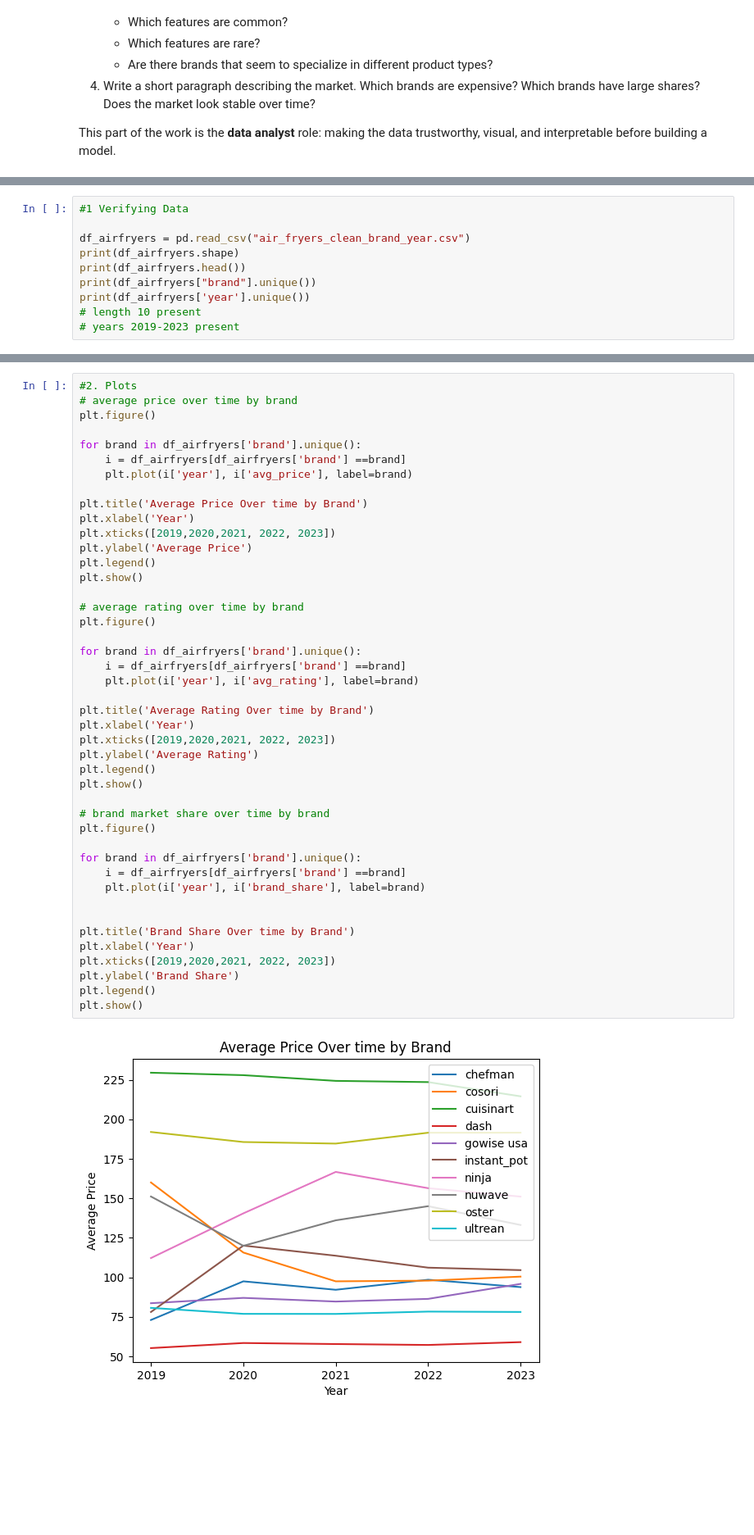
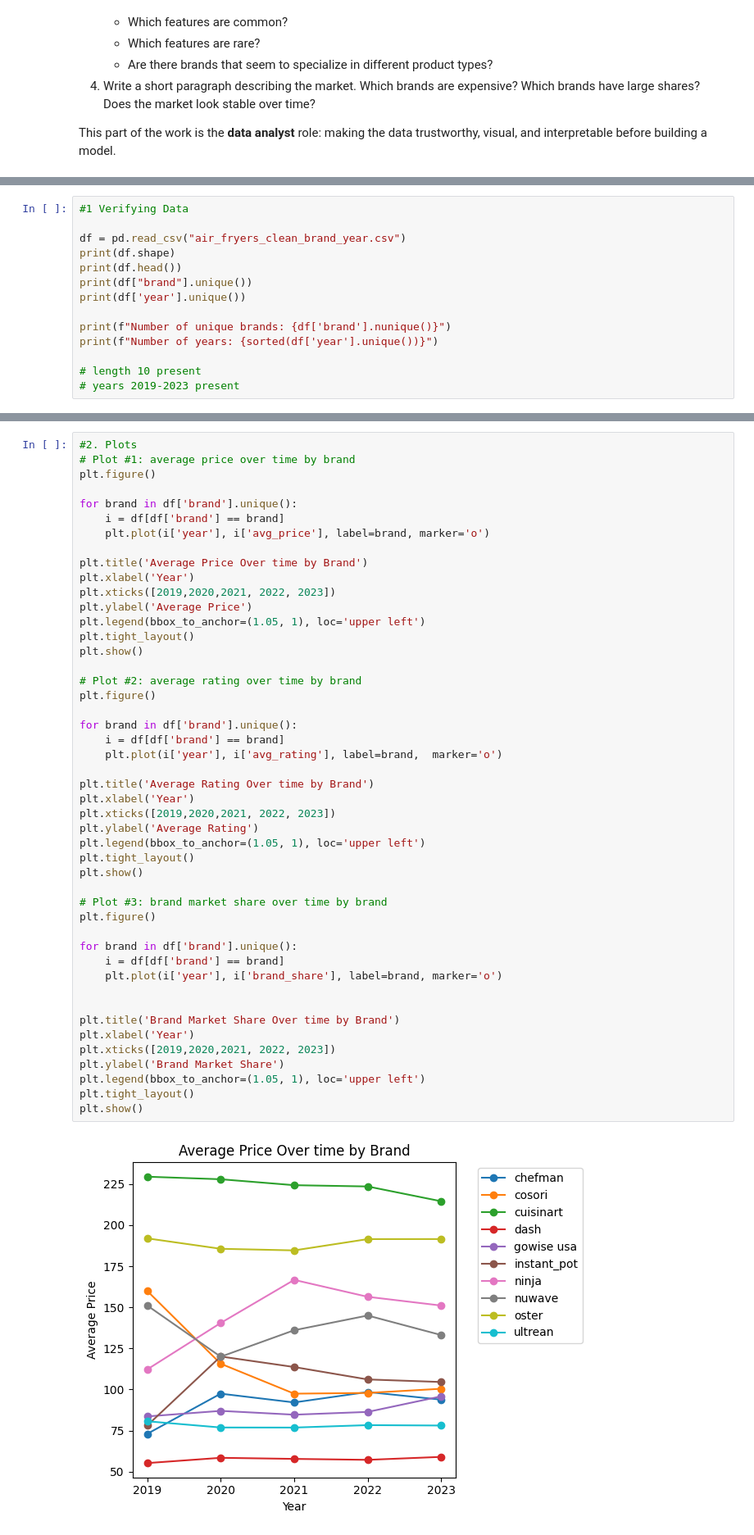
Before and after one commit to shalmalirao/ds3001-project1, a Jupyter notebook: Project2/data_analyst.ipynb, the cells around one changed output, grey strips where cells are left out. Shown at 82% size. Saved outputs shown, nothing was run; the diff lists cells and outputs as text; blank space fills up the shorter version.

```diff
--- a/Project2/data_analyst.ipynb
+++ b/Project2/data_analyst.ipynb
@@ -26,11 +27,15 @@ This part of the work is the **data analyst** role: making the data trustworthy,
 # %%
 #1 Verifying Data
 
-df_airfryers = pd.read_csv("air_fryers_clean_brand_year.csv")
-print(df_airfryers.shape)
-print(df_airfryers.head())
-print(df_airfryers["brand"].unique())
-print(df_airfryers['year'].unique())
+df = pd.read_csv("air_fryers_clean_brand_year.csv")
+print(df.shape)
+print(df.head())
+print(df["brand"].unique())
+print(df['year'].unique())
+
+print(f"Number of unique brands: {df['brand'].nunique()}")
+print(f"Number of years: {sorted(df['year'].unique())}")
+
 # length 10 present
 # years 2019-2023 present
 # %% [output]
@@ -57,46 +69,49 @@ Years: 2019, 2020, 2021, 2022, 2023
 # %%
 #2. Plots
-# average price over time by brand
+# Plot #1: average price over time by brand
 plt.figure()
 
-for brand in df_airfryers['brand'].unique():
-    i = df_airfryers[df_airfryers['brand'] ==brand]
-    plt.plot(i['year'], i['avg_price'], label=brand)
+for brand in df['brand'].unique():
+    i = df[df['brand'] == brand]
+    plt.plot(i['year'], i['avg_price'], label=brand, marker='o')
 
 plt.title('Average Price Over time by Brand')
 plt.xlabel('Year')
 plt.xticks([2019,2020,2021, 2022, 2023])
 plt.ylabel('Average Price')
-plt.legend()
+plt.legend(bbox_to_anchor=(1.05, 1), loc='upper left')
+plt.tight_layout()
 plt.show()
 
-# average rating over time by brand
+# Plot #2: average rating over time by brand
 plt.figure()
 
-for brand in df_airfryers['brand'].unique():
-    i = df_airfryers[df_airfryers['brand'] ==brand]
-    plt.plot(i['year'], i['avg_rating'], label=brand)
+for brand in df['brand'].unique():
+    i = df[df['brand'] == brand]
+    plt.plot(i['year'], i['avg_rating'], label=brand,  marker='o')
 
 plt.title('Average Rating Over time by Brand')
 plt.xlabel('Year')
 plt.xticks([2019,2020,2021, 2022, 2023])
 plt.ylabel('Average Rating')
-plt.legend()
+plt.legend(bbox_to_anchor=(1.05, 1), loc='upper left')
+plt.tight_layout()
 plt.show()
 
-# brand market share over time by brand
+# Plot #3: brand market share over time by brand
 plt.figure()
 
-for brand in df_airfryers['brand'].unique():
-    i = df_airfryers[df_airfryers['brand'] ==brand]
-    plt.plot(i['year'], i['brand_share'], label=brand)
+for brand in df['brand'].unique():
+    i = df[df['brand'] == brand]
+    plt.plot(i['year'], i['brand_share'], label=brand, marker='o')
 
 
-plt.title('Brand Share Over time by Brand')
+plt.title('Brand Market Share Over time by Brand')
 plt.xlabel('Year')
 plt.xticks([2019,2020,2021, 2022, 2023])
-plt.ylabel('Brand Share')
-plt.legend()
+plt.ylabel('Brand Market Share')
+plt.legend(bbox_to_anchor=(1.05, 1), loc='upper left')
+plt.tight_layout()
 plt.show()
 # %% [output]
-[figure, old version]
+[figure, new version]
```
Also changed, not shown: parts of 14 cells of this notebook.
